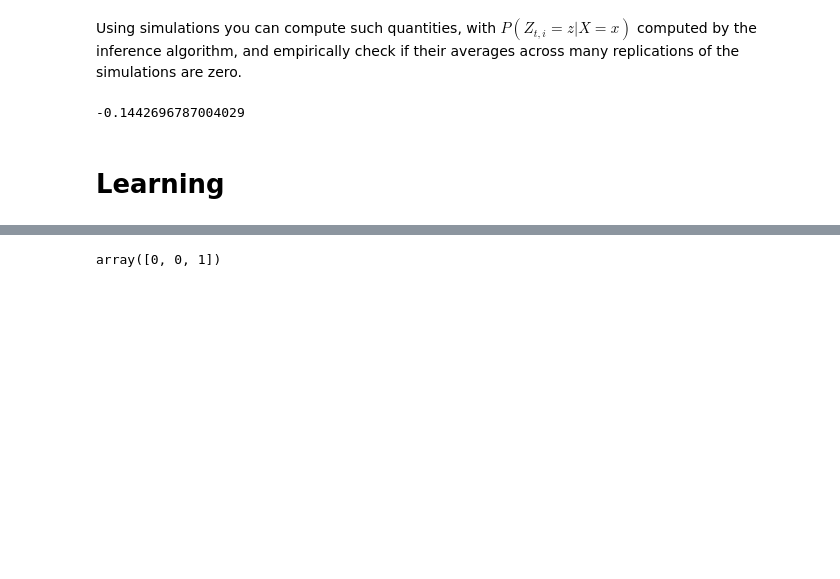
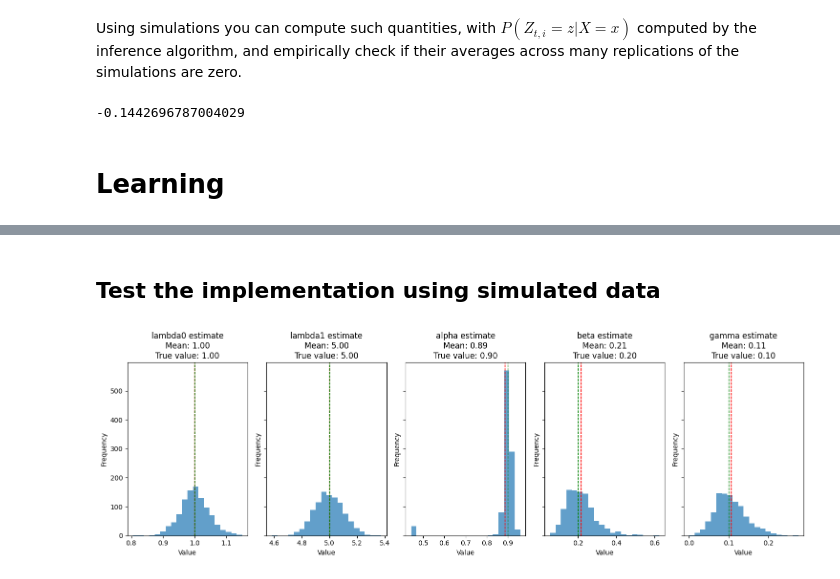
Before and after one commit to otto-groen-roepstorff/modcomp-project, a Jupyter notebook: code/michaela_notebook.ipynb, the cells around one changed output, grey strips where cells are left out. Drawn from its saved outputs; the diff is of its cells as text; code cells hidden in the pictures; blank space fills up the shorter version.

Commit message:
learning + mp

```diff
--- a/code/michaela_notebook.ipynb
+++ b/code/michaela_notebook.ipynb
@@ -364,6 +414,7 @@ We here calculate the beliefs of the $C_t, C_{t+1}$ cliques
 beliefs_l_T_minus_1 = np.empty(shape = (3,3))                                  # (C_{T-1}, C_{T})
 for c_val in [0,1,2]:
     beliefs_l_T_minus_1[c_val,:] = psi_l_i[c_val,:] * np.prod(delta_mi_li_list[T-1,:,:], axis = 0) * np.prod(delta_mi_li_list[T-2,:,:], axis = 0)[c_val] * delta_li_i1_list[T-3,c_val]
+    beliefs_l_T_minus_1 /= sum(sum(beliefs_l_T_minus_1))
 # %%
 beliefs_l_t = np.empty(shape = (T-1,3,3))                                       # Initializing beliefs (t,C_t,C_{t+1})
 beliefs_l_t[T-2,:,:] = beliefs_l_T_minus_1                                         # Defining first belief
@@ -559,4 +595,59 @@ array([1., 1., 0.])
-# %%
-Z[0]
-# %% [output]
-array([0, 0, 1])
+# %% [markdown]
+## Test the implementation using simulated data
+# %%
+n1 = 1000
+n2 = 10
+T = 100
+
+np.random.seed(42)
+
+C, Z, X = np.empty(shape=(n1,T)), np.empty(shape=(n1,T,n2)), np.empty(shape=(n1,T,n2))
+
+for i in range(n1):
+    C[i], Z[i], X[i] = sim(n2,T)
+# %%
+par_estimates = np.empty(shape =(n1,5))
+
+for i in range(n1):
+    par_estimates[i,:] = learn_par(C[i,:],Z[i,:,:],X[i,:,:])
+# %%
+names = ["lambda0", "lambda1", "alpha", "beta", "gamma"]
+true_vals = [lambda_p[0], lambda_p[1], alpha, beta, gamma]
+# %%
+# Create subplots with 1 row and 5 columns
+fig, axes = plt.subplots(1, 5, figsize=(15, 5), sharey=True)
+
+# Iterate through each subplot
+for i, ax in enumerate(axes):
+    # Plot histogram
+    ax.hist(par_estimates[:,i], bins=20, alpha=0.7)
+
+    # Calculate mean
+    mean_value = np.mean(par_estimates[:,i])
+
+    # Add vertical line for the mean
+    ax.axvline(mean_value, color='red', linestyle='dashed', linewidth=1)
+
+    # Add vertical line for the mean
+    ax.axvline(mean_value, color='red', linestyle='dashed', linewidth=1)
+
+    # Add vertical line for true value
+    ax.axvline(true_vals[i], color='green', linestyle='dashed', linewidth=1)
+
+    # Set title
+    ax.set_title(f'{names[i]} estimate\nMean: {mean_value:.2f}\nTrue value: {true_vals[i]:.2f}')
+
+    # Set labels
+    ax.set_xlabel('Value')
+    ax.set_ylabel('Frequency')
+
+# Adjust layout
+plt.tight_layout()
+
+# Save plot
+plt.savefig('histograms_with_means.png')
+
+# Show plot
+plt.show()
+# %% [output]
+[figure, added]
```
Also changed, not shown: parts of 21 cells of this notebook, 3 other files.
